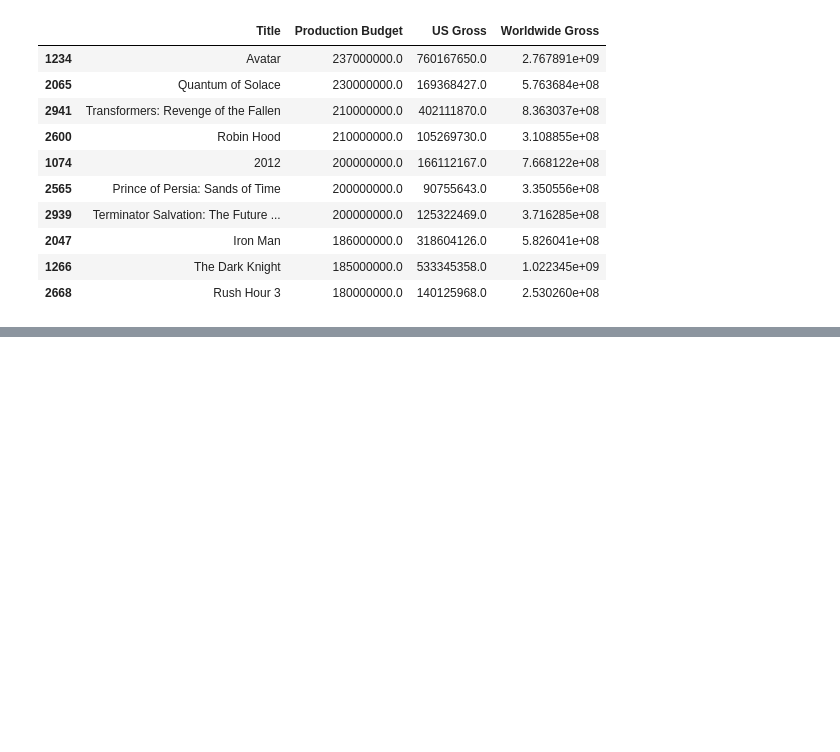
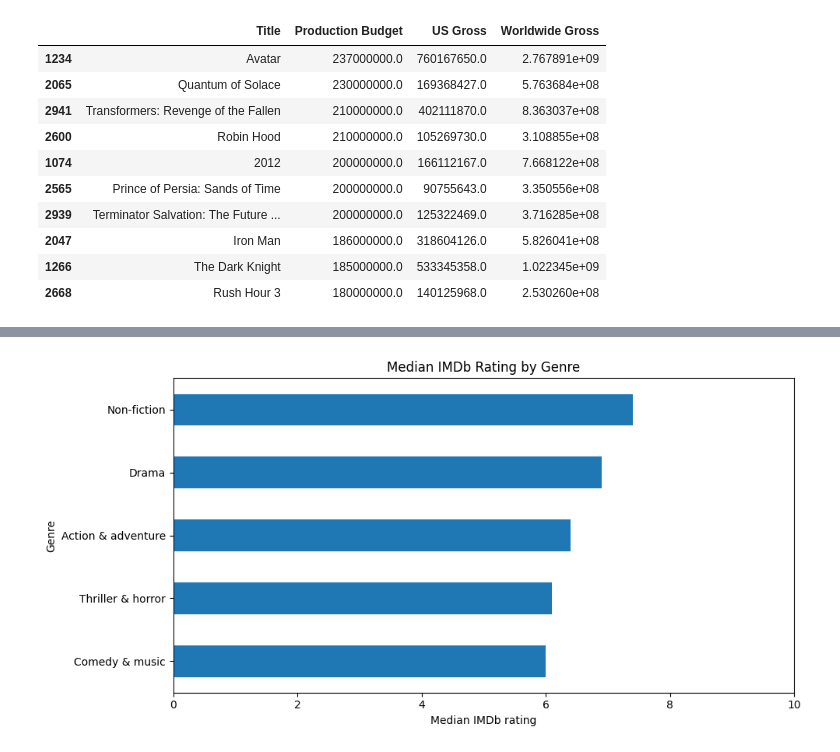
Before and after one commit to melchior-/labs, a Jupyter notebook: visualisation_labs/project/project.ipynb, the cells around one changed output, grey strips where cells are left out. Saved outputs shown, nothing was run; the diff lists cells and outputs as text; code cells hidden in the pictures; blank space fills up the shorter version.

```diff
--- a/visualisation_labs/project/project.ipynb
+++ b/visualisation_labs/project/project.ipynb
@@ -160,0 +765,11 @@ movies.loc[
+# %%
+genre_analysis = (
+    movies.groupby("Genre group")
+    .agg(
+        Number_of_movies=("Title", "count"),
+        Average_IMDb=("IMDB Rating", "mean"),
+        Median_IMDB=("IMDB Rating", "median")
+    ).sort_values("Average_IMDb", ascending=False)
+)
+
+print(genre_analysis.round(2))
@@ -160,0 +819,14 @@ movies.loc[
+# %%
+genre_analysis["Median_IMDB"].sort_values().plot(
+    kind="barh",
+    figsize=(10, 5),
+    title="Median IMDb Rating by Genre"
+)
+
+plt.xlabel("Median IMDb rating")
+plt.ylabel("Genre")
+plt.xlim(0, 10)
+plt.tight_layout()
+plt.show()
+# %% [output]
+[figure, added]
```
Also changed, not shown: parts of 66 cells of this notebook.
